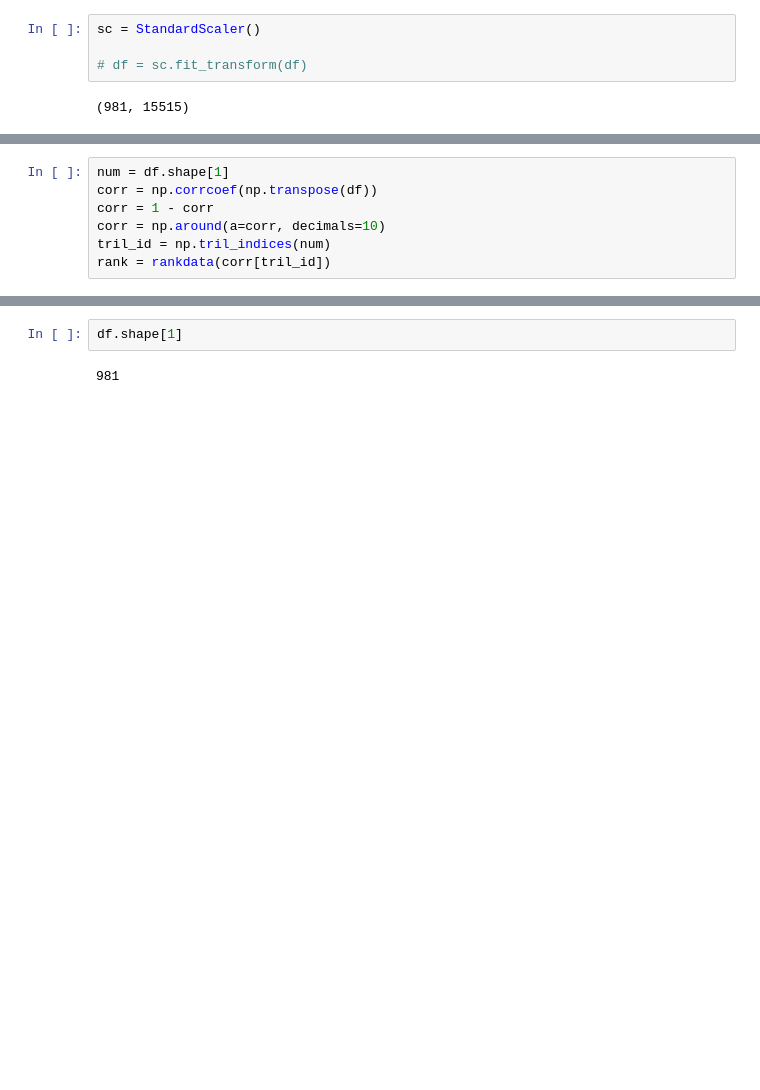
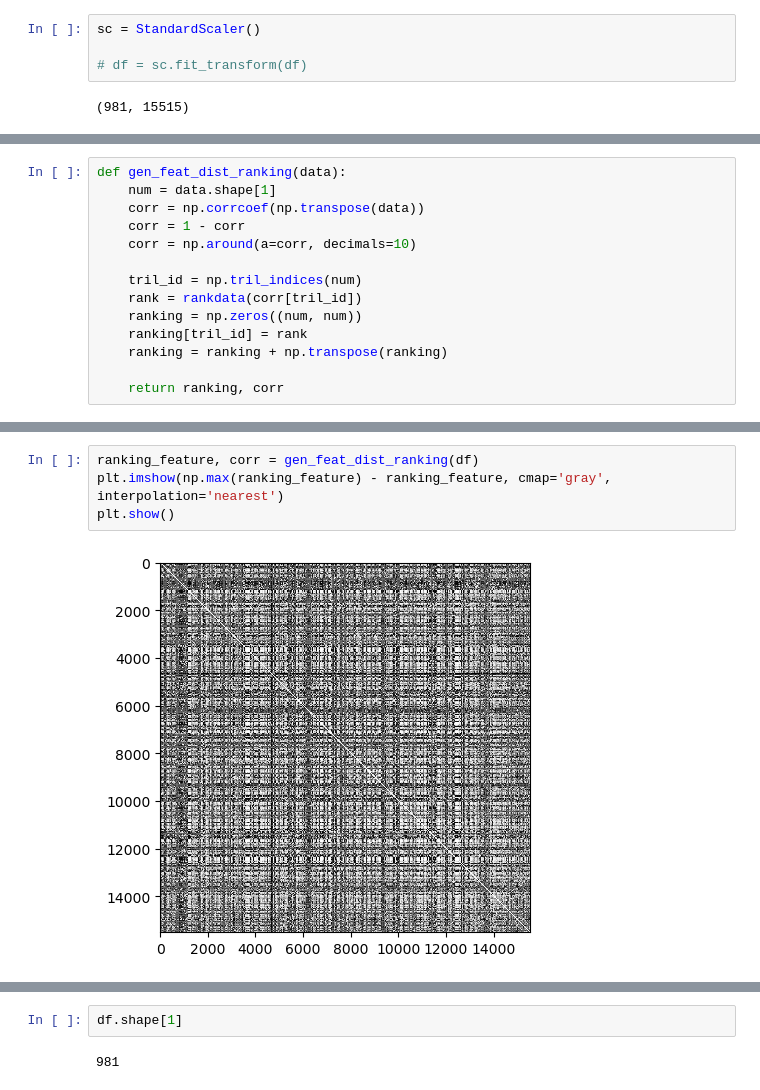
Before and after one commit to Fahim17/inferring-miRNA, a Jupyter notebook: data_to_image.ipynb, the cells around one changed output, grey strips where cells are left out. Drawn from its saved outputs; the diff is of its cells as text; blank space fills up the shorter version.

```diff
--- a/data_to_image.ipynb
+++ b/data_to_image.ipynb
@@ -86,7 +48,14 @@ def generate_feature_distance_ranking(data, method='Pearson'):
 # %%
-num = df.shape[1]
-corr = np.corrcoef(np.transpose(df))
-corr = 1 - corr
-corr = np.around(a=corr, decimals=10)
-tril_id = np.tril_indices(num)
-rank = rankdata(corr[tril_id])
+def gen_feat_dist_ranking(data):
+    num = data.shape[1]
+    corr = np.corrcoef(np.transpose(data))
+    corr = 1 - corr
+    corr = np.around(a=corr, decimals=10)
+
+    tril_id = np.tril_indices(num)
+    rank = rankdata(corr[tril_id])
+    ranking = np.zeros((num, num))
+    ranking[tril_id] = rank
+    ranking = ranking + np.transpose(ranking)
+
+    return ranking, corr
@@ -103,0 +89,6 @@ plt.show()
+# %%
+ranking_feature, corr = gen_feat_dist_ranking(df)
+plt.imshow(np.max(ranking_feature) - ranking_feature, cmap='gray', interpolation='nearest')
+plt.show()
+# %% [output]
+[figure, added]
```
Also changed, not shown: parts of 9 cells of this notebook, 3 other files.
